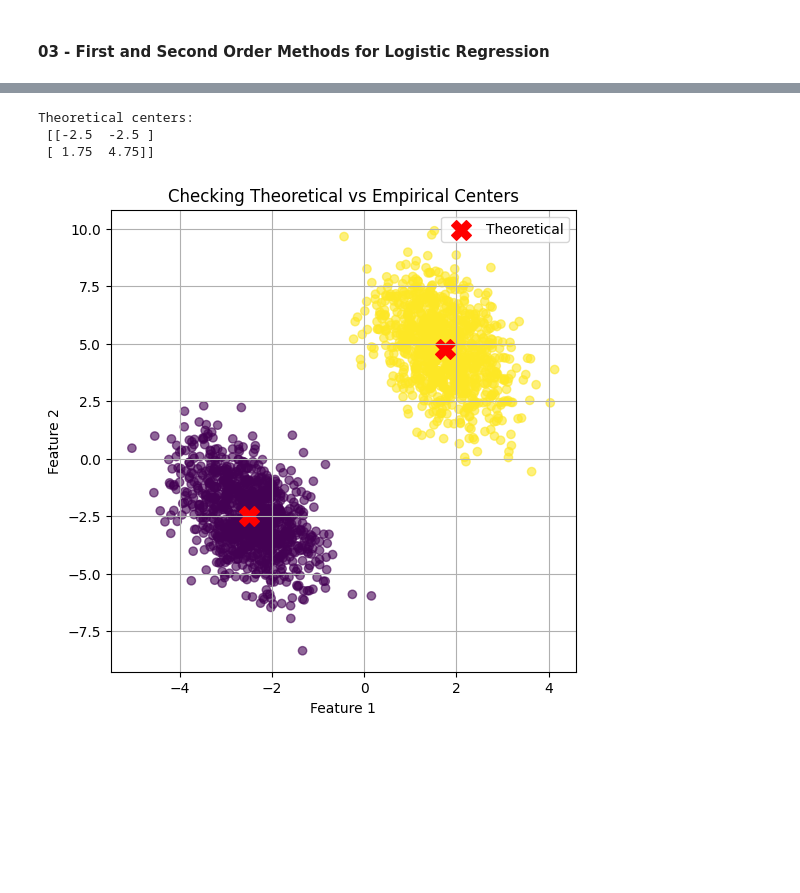
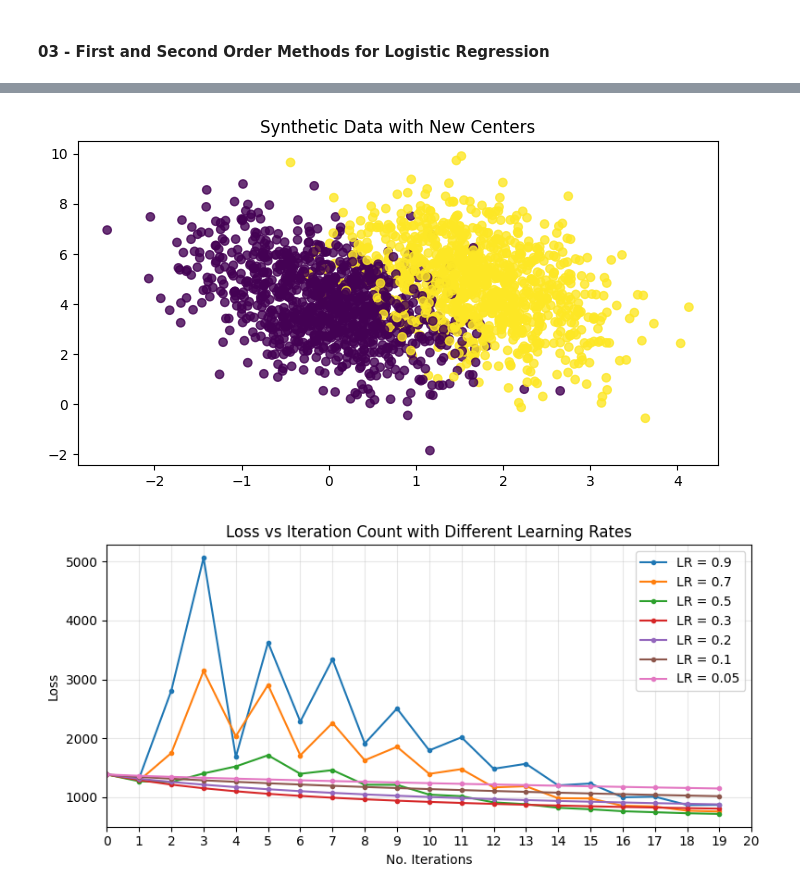
Before and after one commit to pulasthi-u/en3150-assignment02, a Jupyter notebook: A02.ipynb, the cells around one changed output, grey strips where cells are left out. Cells and saved outputs as stored; diff of their text form; code cells hidden in the pictures; blank space fills up the shorter version.

```diff
--- a/A02.ipynb
+++ b/A02.ipynb
@@ -296,35 +283,41 @@ plt.show()
-# %%
-# 1) Re-define exactly what generated your data:
-np.random.seed(0)
-centers_orig = np.array([[-5,  0],
-                         [ 5,  1.5]])
-transformation = np.array([[ 0.5,  0.5],
-                           [-0.5,  1.5]])
-
-# 2) Re-generate X so you’re 100% in sync:
-X0, y0 = make_blobs(n_samples=2000, centers=centers_orig, random_state=5)
-X0 = X0.dot(transformation)
-
-# 3) Compute theoretical transformed centers:
-centers_theoretical = centers_orig.dot(transformation)
-print("Theoretical centers:\n", centers_theoretical)
-# Should print:
-# [[-2.5   2.5  ]
-#  [ 3.25 -0.25 ]]
-
-# 5) Plot both
-plt.figure(figsize=(6,6))
-plt.scatter(X0[:,0], X0[:,1], c=y0, alpha=0.6, cmap='viridis')
-plt.scatter(centers_theoretical[:,0], centers_theoretical[:,1],
-            marker='X', c='red', s=200, label='Theoretical')
-plt.legend()
-plt.xlabel('Feature 1')
-plt.ylabel('Feature 2')
-plt.title('Checking Theoretical vs Empirical Centers')
-plt.grid(True)
-plt.show()
-# %% [output]
-Theoretical centers:
- [[-2.5  -2.5 ]
- [ 1.75  4.75]]
-[figure, removed]
+# %%
+# Visualize the generated data
+
+plt.figure(figsize=(7, 4))
+
+plt.title("Synthetic Data with New Centers")
+
+# Scatter the data with points colored differently based on the class assigned
+plt.scatter(X_new[:, 1], X_new[:, 2], c=y_new, alpha=0.8)
+
+plt.tight_layout()
+plt.show()
+# %% [output]
+[figure, added]
+# %%
+# Plot the variation of loss against iteration count with batch gradient descent with different learning rates
+
+plt.figure(figsize=(8, 4))
+
+plt.title("Loss vs Iteration Count with Different Learning Rates")
+
+# Vary the learning rate across a set of values
+for lr in [0.9, 0.7, 0.5, 0.3, 0.2, 0.1, 0.05]:
+    # Perform batch gradient descent with the current learning rate
+    w_BGD_new, BGD_losses_new = BGD(X_new, y_new, lr)
+
+    # Plot the variation of loss
+    plt.plot(BGD_losses_new, label="LR = " + str(lr), marker=".")
+
+plt.xlim(0, 20)
+plt.xlabel("No. Iterations")
+plt.ylabel("Loss")
+plt.xticks(np.arange(0, 21, 1))
+
+plt.legend()
+plt.grid(alpha=0.3)
+
+plt.tight_layout()
+plt.show()
+# %% [output]
+[figure, added]
```
Also changed, not shown: parts of 8 cells of this notebook.
